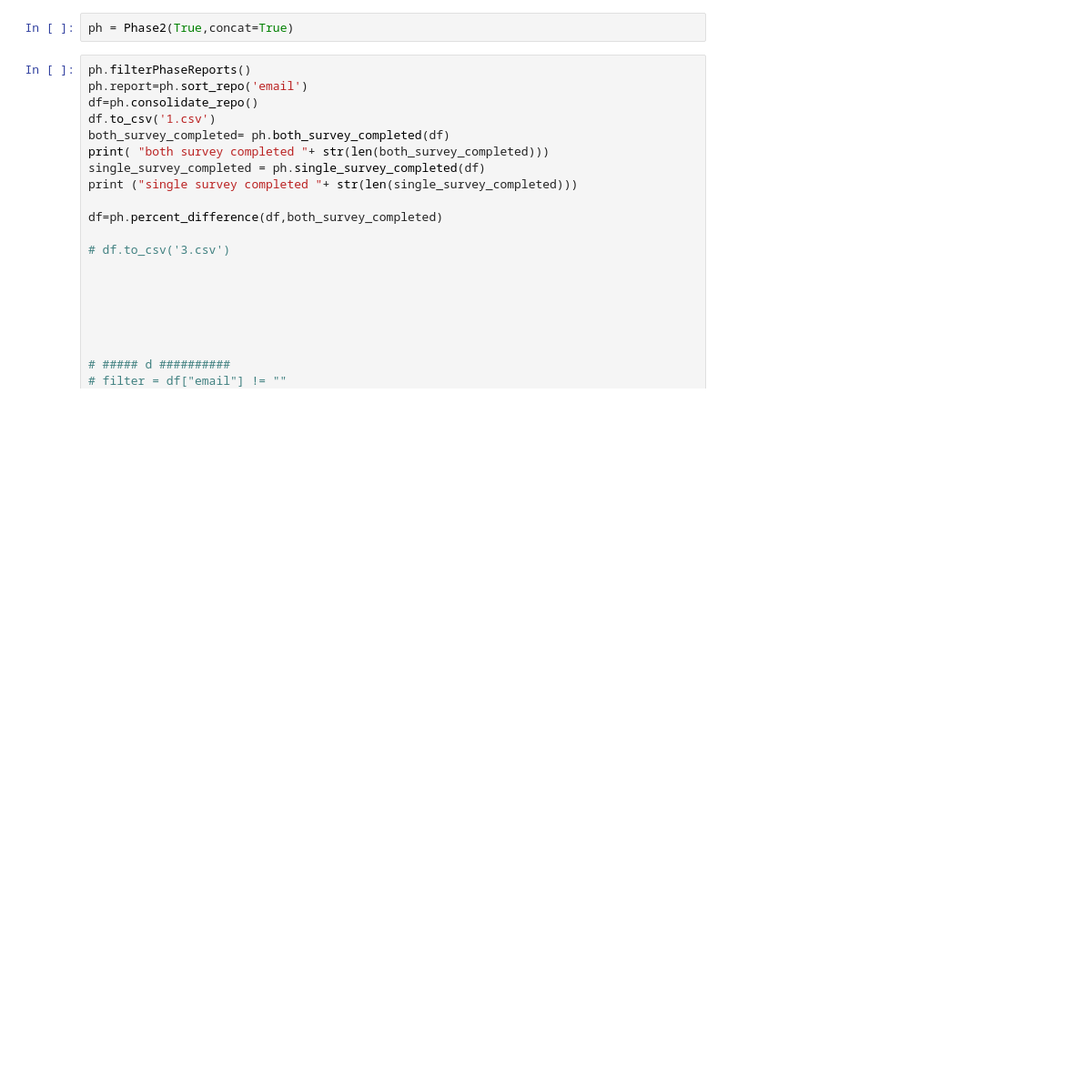
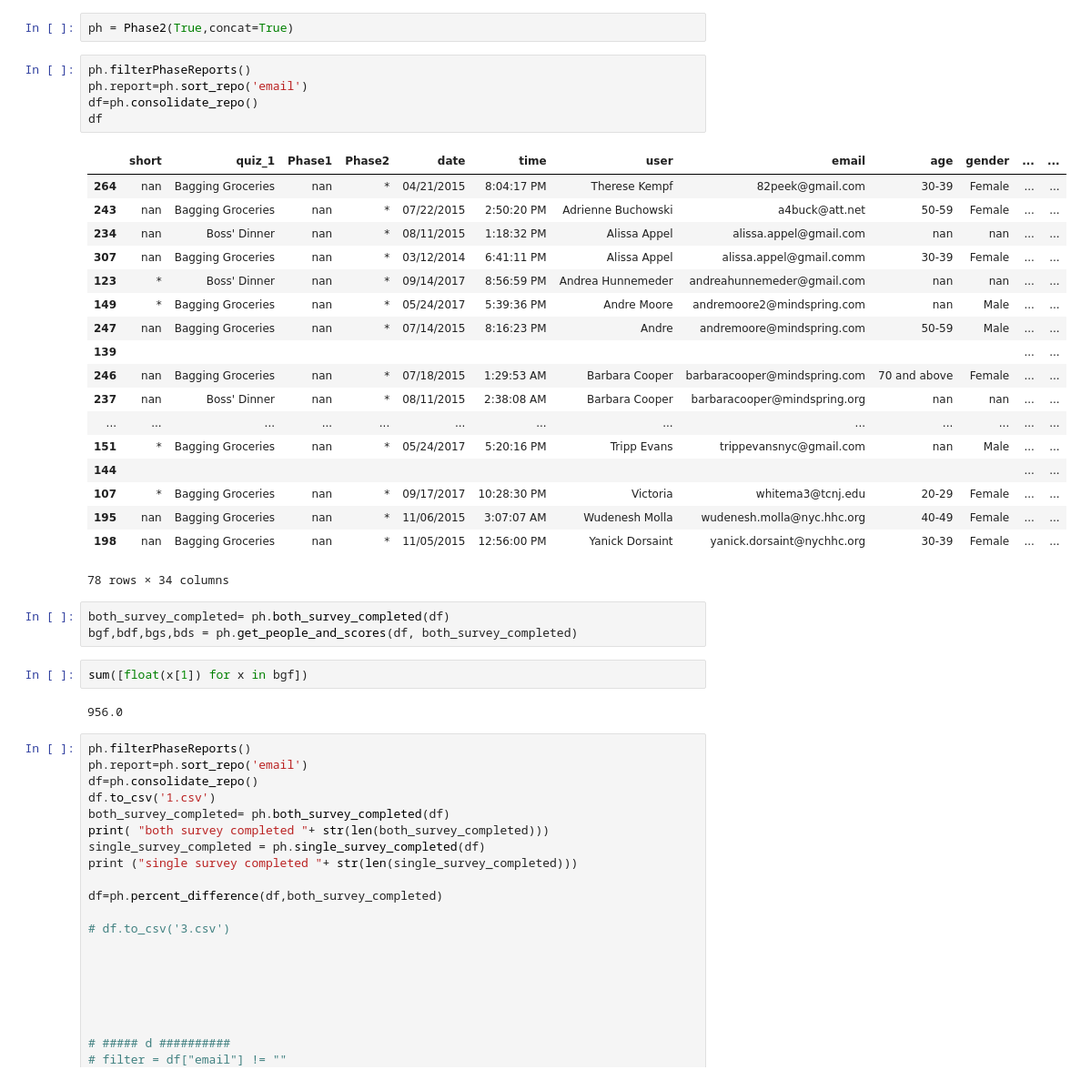
Before and after one commit to diamondspark/Village_Counselling_Surveys, a Jupyter notebook: Experiments.ipynb, the cells around one changed output. Shown at 91% size. Cells and saved outputs as stored; diff of their text form; blank space fills up the shorter version.

Commit message:
finished repo 1 and 2

```diff
--- a/Experiments.ipynb
+++ b/Experiments.ipynb
@@ -17,5 +17,36 @@ from phase2 import Phase2
 # %%
 ph = Phase2(True,concat=True)
+# %%
+ph.filterPhaseReports()
+ph.report=ph.sort_repo('email')
+df=ph.consolidate_repo()
+df
+# %% [output]
+|  | short | quiz_1 | Phase1 | Phase2 | date | time | user | email | age | gender | ... | ... |
+| 264 | nan | Bagging Groceries | nan | * | 04/21/2015 | 8:04:17 PM | Therese Kempf | 82peek@gmail.com | 30-39 | Female | ... | ... |
+| 243 | nan | Bagging Groceries | nan | * | 07/22/2015 | 2:50:20 PM | Adrienne Buchowski | a4buck@att.net | 50-59 | Female | ... | ... |
+| 234 | nan | Boss' Dinner | nan | * | 08/11/2015 | 1:18:32 PM | Alissa Appel | alissa.appel@gmail.com | nan | nan | ... | ... |
+| 307 | nan | Bagging Groceries | nan | * | 03/12/2014 | 6:41:11 PM | Alissa Appel | alissa.appel@gmail.comm | 30-39 | Female | ... | ... |
+| 123 | * | Boss' Dinner | nan | * | 09/14/2017 | 8:56:59 PM | Andrea Hunnemeder | andreahunnemeder@gmail.com | nan | nan | ... | ... |
+| 149 | * | Bagging Groceries | nan | * | 05/24/2017 | 5:39:36 PM | Andre Moore | andremoore2@mindspring.com | nan | Male | ... | ... |
+| 247 | nan | Bagging Groceries | nan | * | 07/14/2015 | 8:16:23 PM | Andre | andremoore@mindspring.com | 50-59 | Male | ... | ... |
+| 139 |  |  |  |  |  |  |  |  |  |  | ... | ... |
+| 246 | nan | Bagging Groceries | nan | * | 07/18/2015 | 1:29:53 AM | Barbara Cooper | barbaracooper@mindspring.com | 70 and above | Female | ... | ... |
+| 237 | nan | Boss' Dinner | nan | * | 08/11/2015 | 2:38:08 AM | Barbara Cooper | barbaracooper@mindspring.org | nan | nan | ... | ... |
+| ... | ... | ... | ... | ... | ... | ... | ... | ... | ... | ... | ... | ... |
+| 151 | * | Bagging Groceries | nan | * | 05/24/2017 | 5:20:16 PM | Tripp Evans | trippevansnyc@gmail.com | nan | Male | ... | ... |
+| 144 |  |  |  |  |  |  |  |  |  |  | ... | ... |
+| 107 | * | Bagging Groceries | nan | * | 09/17/2017 | 10:28:30 PM | Victoria | whitema3@tcnj.edu | 20-29 | Female | ... | ... |
+| 195 | nan | Bagging Groceries | nan | * | 11/06/2015 | 3:07:07 AM | Wudenesh Molla | wudenesh.molla@nyc.hhc.org | 40-49 | Female | ... | ... |
+| 198 | nan | Bagging Groceries | nan | * | 11/05/2015 | 12:56:00 PM | Yanick Dorsaint | yanick.dorsaint@nychhc.org | 30-39 | Female | ... | ... |
+78 rows × 34 columns
+# %%
+both_survey_completed= ph.both_survey_completed(df)
+bgf,bdf,bgs,bds = ph.get_people_and_scores(df, both_survey_completed)
+# %%
+sum([float(x[1]) for x in bgf])
+# %% [output]
+956.0
 # %%
 ph.filterPhaseReports()
 ph.report=ph.sort_repo('email')
```
Also changed, not shown: parts of 1 cell of this notebook, 6 other files.
